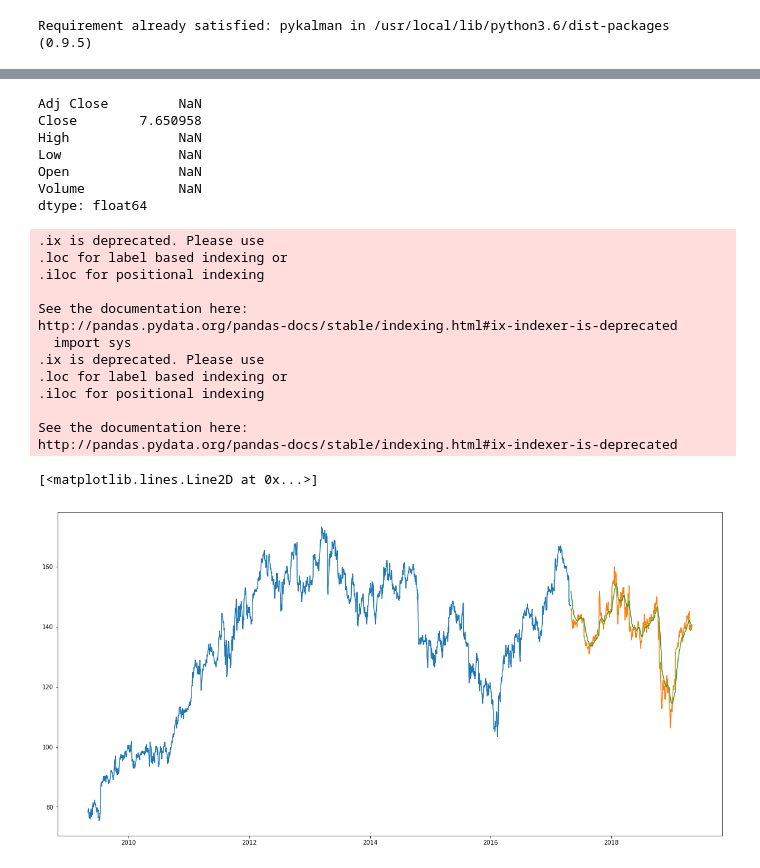
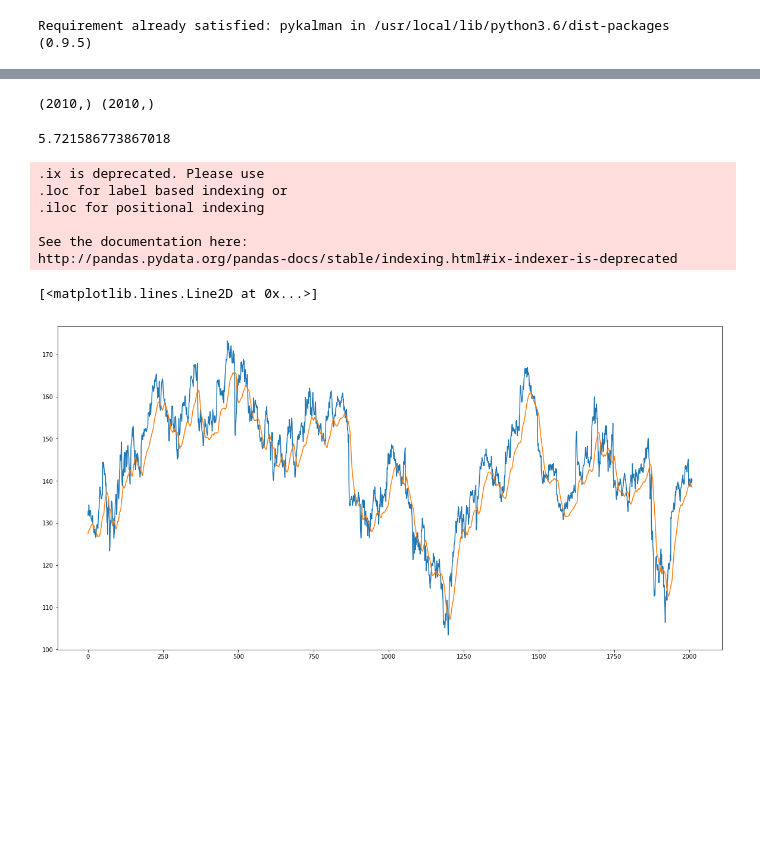
Before and after one commit to Mingyuli1996/Stock-Price-Estimation, a Jupyter notebook: Stock_Price.ipynb, the cells around one changed output, grey strips where cells are left out. Saved outputs shown, nothing was run; the diff lists cells and outputs as text; code cells hidden in the pictures; blank space fills up the shorter version.

```diff
--- a/Stock_Price.ipynb
+++ b/Stock_Price.ipynb
@@ -160,5 +192,5 @@ model.add(LSTM(units=50))
 model.add(Dense(1))
 
 model.compile(loss='mean_squared_error', optimizer='adam')
-model.fit(x_train, y_train, epochs=20, batch_size=1, verbose=2)
+model.fit(x_train, y_train, epochs=1, batch_size=1, verbose=2)
 # %% [output]
@@ -197,43 +204,48 @@ closing_price = scaler.inverse_transform(closing_price)
+# %%
+inputs = new_data[len(train):].values
+inputs = inputs.reshape(-1,1)
+inputs = scaler.transform(inputs)
+# %%
+X_test = []
+y_test=[]
+for i in range(5,inputs.shape[0]):
+    X_test=np.append(X_test,inputs[i-5,0])
+    y_test=np.append(y_test,inputs[i,0])
+#     df_test=np.append(df2,(df['Adj Close'])
+    X_test ,y_test= np.array(X_test), np.array(y_test)
+# %%
+print(X_test.shape , y_test.shape)
+# %% [output]
+(2010,) (2010,)
 # %%
-rms=np.sqrt(np.mean(np.power((test-closing_price),2)))
+X_test = np.reshape(X_test, (X_test.shape[0],1,1))
+closing_price = model.predict(X_test)
+closing_price = scaler.inverse_transform(closing_price)
+rms=np.sqrt(np.mean(np.power((test3-closing_price),2)))
 rms
 # %% [output]
-Adj Close         NaN
-Close        7.650958
-High              NaN
-Low               NaN
-Open              NaN
-Volume            NaN
-dtype: float64
+5.721586773867018
+# %%
+df2= pd.DataFrame(data=df['Adj Close'])
+test2= df2.ix[test_start_date:test_end_date]
+test3=np.array(test2.iloc[5:,:])
+# %% [output]
+.ix is deprecated. Please use
+.loc for label based indexing or
+.iloc for positional indexing
+
+See the documentation here:
+http://pandas.pydata.org/pandas-docs/stable/indexing.html#ix-indexer-is-deprecated
 # %%
-#Compare the estimation with the test dataset
-train_end_date = '2017-04-30'
-test_start_date = '2017-05-01'
-test_end_date = '2019-05-03'
-train = df.ix[train_start_date : train_end_date]
-test = df.ix[test_start_date:test_end_date]
+# # plt.plot(train['Adj Close'])
+# plt.plot(train['Adj Close'])
 
-# plt.plot(train['Adj Close'])
-plt.plot(train['Adj Close'])
 
-plt.plot(test['Adj Close'])
+plt.plot(test3)
 
-closing_price=pd.DataFrame(data=closing_price,index = test.index.values,columns=['Close'])
-plt.plot(closing_price['Close'])
+# closing_price=pd.DataFrame(data=closing_price,index = test.index.values,columns=['Close'])
+plt.plot(closing_price)
 # %% [output]
-.ix is deprecated. Please use
-.loc for label based indexing or
-.iloc for positional indexing
-
-See the documentation here:
-http://pandas.pydata.org/pandas-docs/stable/indexing.html#ix-indexer-is-deprecated
-  import sys
-.ix is deprecated. Please use
-.loc for label based indexing or
-.iloc for positional indexing
-
-See the documentation here:
-http://pandas.pydata.org/pandas-docs/stable/indexing.html#ix-indexer-is-deprecated
+[<matplotlib.lines.Line2D at 0x...>]
-[<matplotlib.lines.Line2D at 0x...>]
-[figure, old version]
+[figure, new version]
 # %%
```
Also changed, not shown: parts of 15 cells of this notebook.
